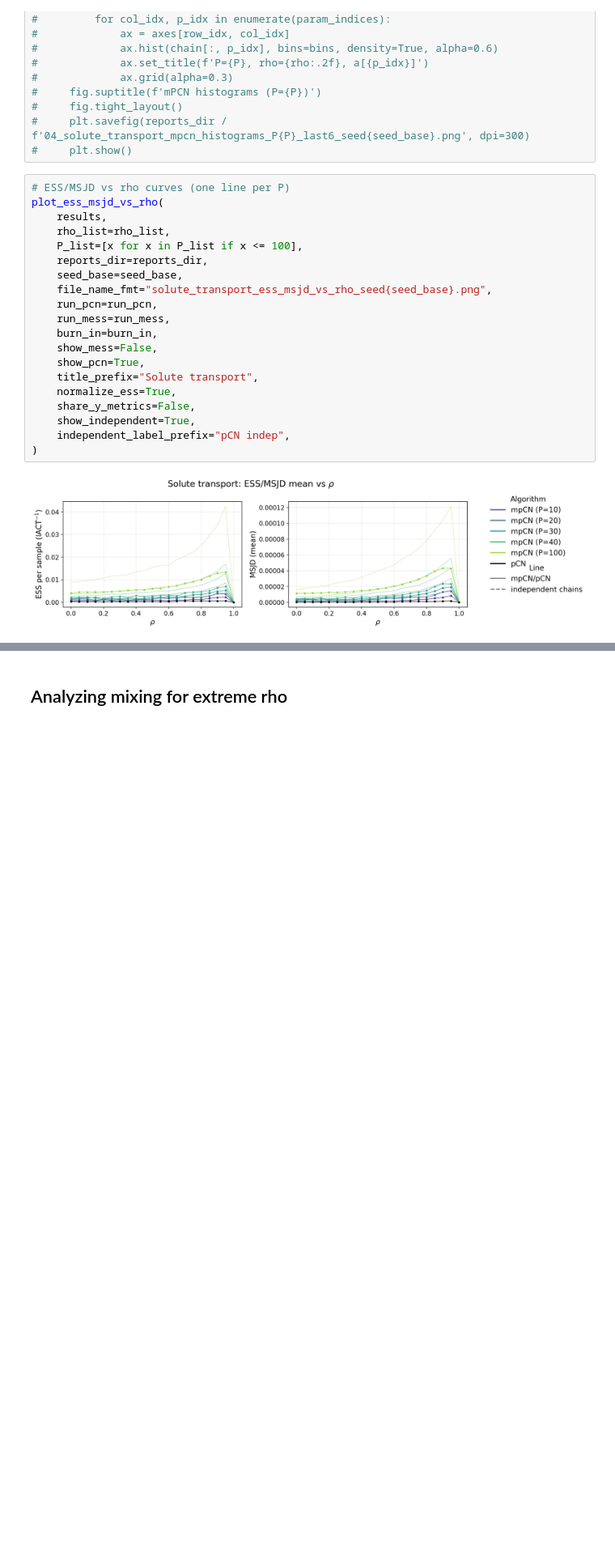
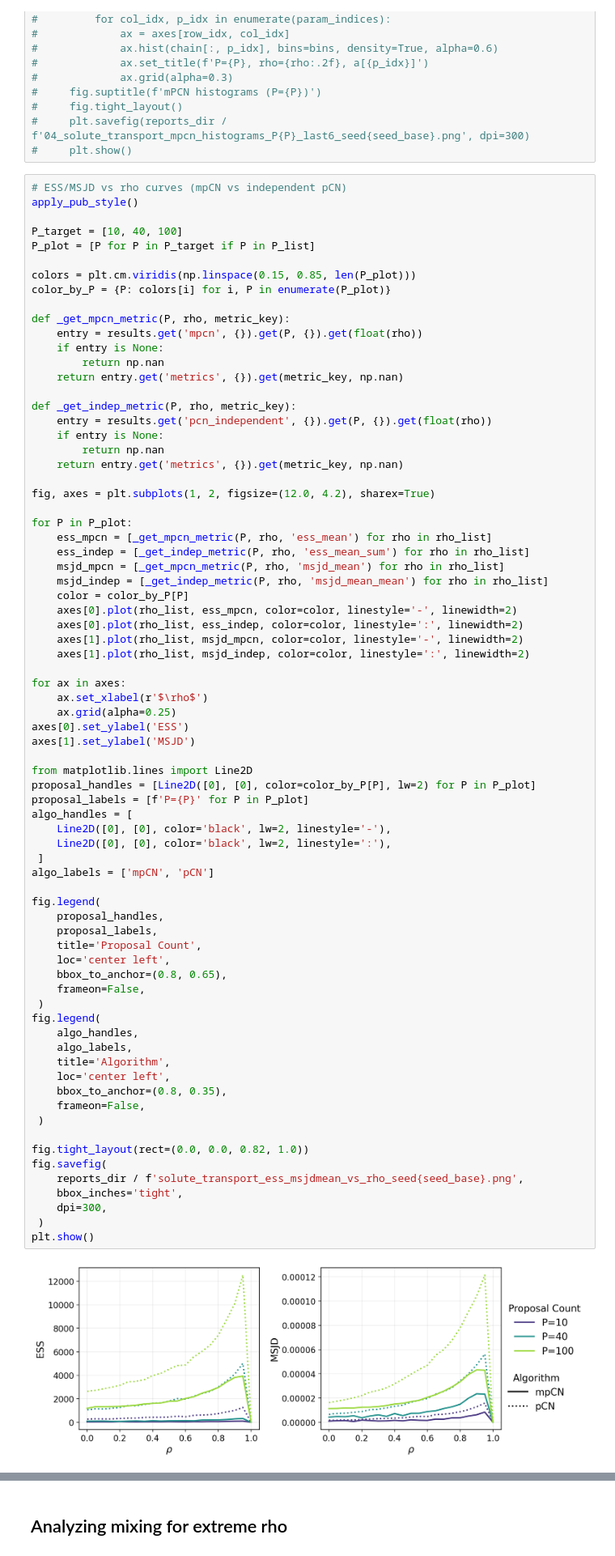
Before and after one commit to guillerminasenn/multiproposal-internal, a Jupyter notebook: notebooks/04_toy_solute_transport_mpcn_P_rho_sweep.ipynb, the cells around one changed output, grey strips where cells are left out. Shown at 81% size. Cells and saved outputs as stored; diff of their text form; blank space fills up the shorter version.

Commit message:
updated plots solute

```diff
--- a/notebooks/04_toy_solute_transport_mpcn_P_rho_sweep.ipynb
+++ b/notebooks/04_toy_solute_transport_mpcn_P_rho_sweep.ipynb
@@ -1187,24 +1187,78 @@ MESS disabled for M=1000 (run_mess=False).
 #     plt.savefig(reports_dir / f'04_solute_transport_mpcn_histograms_P{P}_last6_seed{seed_base}.png', dpi=300)
 #     plt.show()
 # %%
-# ESS/MSJD vs rho curves (one line per P)
-plot_ess_msjd_vs_rho(
-    results,
-    rho_list=rho_list,
-    P_list=[x for x in P_list if x <= 100],
-    reports_dir=reports_dir,
-    seed_base=seed_base,
-    file_name_fmt="solute_transport_ess_msjd_vs_rho_seed{seed_base}.png",
-    run_pcn=run_pcn,
-    run_mess=run_mess,
-    burn_in=burn_in,
-    show_mess=False,
-    show_pcn=True,
-    title_prefix="Solute transport",
-    normalize_ess=True,
-    share_y_metrics=False,
-    show_independent=True,
-    independent_label_prefix="pCN indep",
-)
+# ESS/MSJD vs rho curves (mpCN vs independent pCN)
+apply_pub_style()
+
+P_target = [10, 40, 100]
+P_plot = [P for P in P_target if P in P_list]
+
+colors = plt.cm.viridis(np.linspace(0.15, 0.85, len(P_plot)))
+color_by_P = {P: colors[i] for i, P in enumerate(P_plot)}
+
+def _get_mpcn_metric(P, rho, metric_key):
+    entry = results.get('mpcn', {}).get(P, {}).get(float(rho))
+    if entry is None:
+        return np.nan
+    return entry.get('metrics', {}).get(metric_key, np.nan)
+
+def _get_indep_metric(P, rho, metric_key):
+    entry = results.get('pcn_independent', {}).get(P, {}).get(float(rho))
+    if entry is None:
+        return np.nan
+    return entry.get('metrics', {}).get(metric_key, np.nan)
+
+fig, axes = plt.subplots(1, 2, figsize=(12.0, 4.2), sharex=True)
+
+for P in P_plot:
+    ess_mpcn = [_get_mpcn_metric(P, rho, 'ess_mean') for rho in rho_list]
+    ess_indep = [_get_indep_metric(P, rho, 'ess_mean_sum') for rho in rho_list]
+    msjd_mpcn = [_get_mpcn_metric(P, rho, 'msjd_mean') for rho in rho_list]
+    msjd_indep = [_get_indep_metric(P, rho, 'msjd_mean_mean') for rho in rho_list]
+    color = color_by_P[P]
+    axes[0].plot(rho_list, ess_mpcn, color=color, linestyle='-', linewidth=2)
+    axes[0].plot(rho_list, ess_indep, color=color, linestyle=':', linewidth=2)
+    axes[1].plot(rho_list, msjd_mpcn, color=color, linestyle='-', linewidth=2)
+    axes[1].plot(rho_list, msjd_indep, color=color, linestyle=':', linewidth=2)
+
+for ax in axes:
+    ax.set_xlabel(r'$\rho$')
+    ax.grid(alpha=0.25)
+axes[0].set_ylabel('ESS')
+axes[1].set_ylabel('MSJD')
+
+from matplotlib.lines import Line2D
+proposal_handles = [Line2D([0], [0], color=color_by_P[P], lw=2) for P in P_plot]
+proposal_labels = [f'P={P}' for P in P_plot]
+algo_handles = [
+    Line2D([0], [0], color='black', lw=2, linestyle='-'),
+    Line2D([0], [0], color='black', lw=2, linestyle=':'),
+ ]
+algo_labels = ['mpCN', 'pCN']
+
+fig.legend(
+    proposal_handles,
+    proposal_labels,
+    title='Proposal Count',
+    loc='center left',
+    bbox_to_anchor=(0.8, 0.65),
+    frameon=False,
+ )
+fig.legend(
+    algo_handles,
+    algo_labels,
+    title='Algorithm',
+    loc='center left',
+    bbox_to_anchor=(0.8, 0.35),
+    frameon=False,
+ )
+
+fig.tight_layout(rect=(0.0, 0.0, 0.82, 1.0))
+fig.savefig(
+    reports_dir / f'solute_transport_ess_msjdmean_vs_rho_seed{seed_base}.png',
+    bbox_inches='tight',
+    dpi=300,
+ )
+plt.show()
 # %% [output]
-[figure, old version]
+[figure, new version]
```
Also changed, not shown: parts of 10 cells of this notebook, 8 other files.
